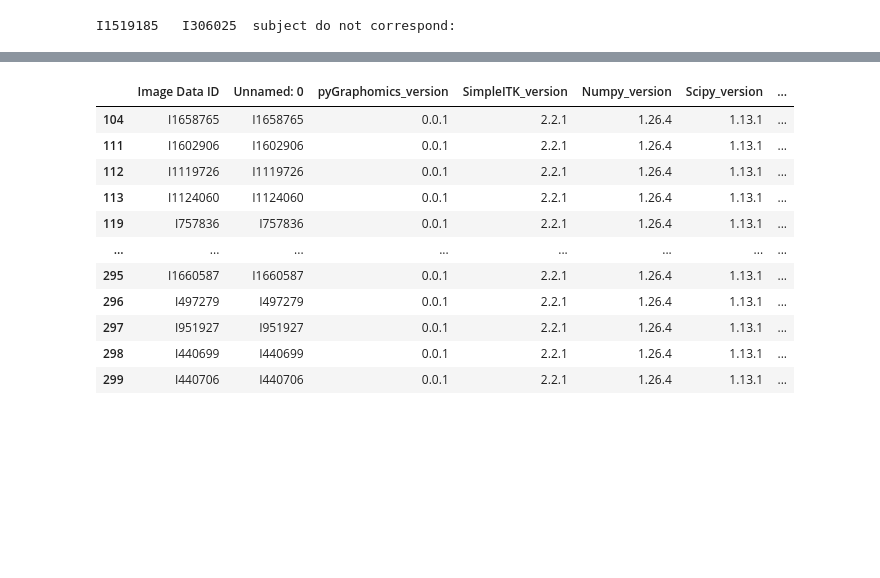
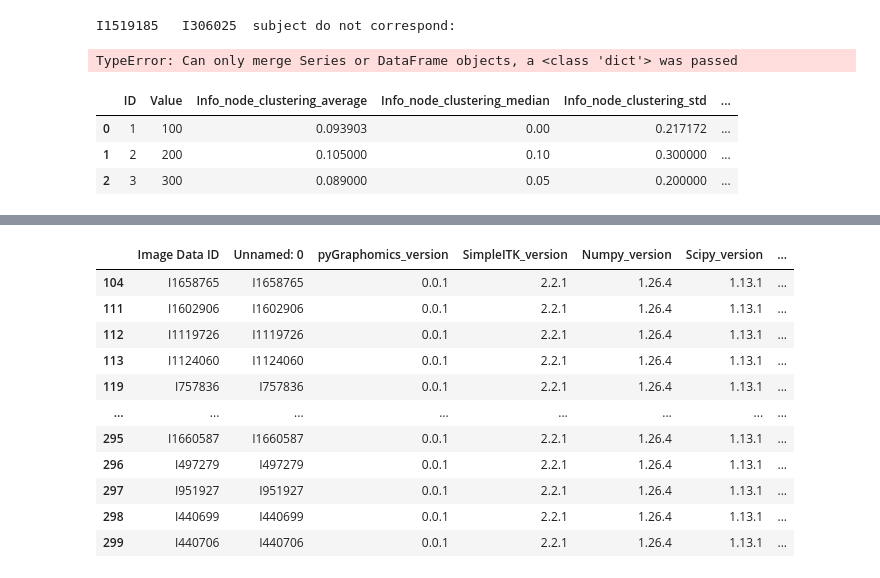
Before and after one commit to DePasquale99/MRI-network, a Jupyter notebook: classification_preprocessing.ipynb, the cells around one changed output, grey strips where cells are left out. Saved outputs shown, nothing was run; the diff lists cells and outputs as text; code cells hidden in the pictures; blank space fills up the shorter version.

```diff
--- a/classification_preprocessing.ipynb
+++ b/classification_preprocessing.ipynb
@@ -93,5 +86,66 @@ I1519185   I306025  subject do not correspond:
 
 complete_data =  pd.merge(data, identities, on='Image Data ID')
 
+complete_data.to_csv('PR-graphomics/complete_database.csv')
+
 list(complete_data.columns)
-complete_data.to_csv('PR-graphomics/complete_database.csv')
+# %% [output]
+TypeError: Can only merge Series or DataFrame objects, a <class 'dict'> was passed
+# %%
+
+import ast
+
+def expand_dict_columns_auto(df):
+    """
+    Automatically detects and expands columns containing dictionaries stored as strings into separate columns.
+
+    Parameters:
+    - df: The original DataFrame.
+
+    Returns:
+    - A new DataFrame with expanded dictionary columns.
+    """
+    df_expanded = df.copy()  # Create a copy to avoid modifying the original DataFrame
+
+    # Identify columns that are dictionaries or look like dictionaries (stored as strings)
+    dict_columns = [
+        col for col in df.columns
+        if isinstance(df[col].iloc[0], dict) or (isinstance(df[col].iloc[0], str) and df[col].iloc[0].startswith("{"))
+    ]
+
+    for col in dict_columns:
+        # If the column contains strings, convert them to dictionaries
+        if isinstance(df[col].iloc[0], str):
+            df_expanded[col] = df_expanded[col].apply(ast.literal_eval)
+
+        # Expand the dictionary in the column into separate columns
+        expanded_cols = pd.json_normalize(df_expanded[col])
+
+        # Rename columns to include the original column name as a prefix
+        expanded_cols.columns = [f"{col}_{subcol}" for subcol in expanded_cols.columns]
+
+        # Drop the original dictionary column and concatenate the new expanded columns
+        df_expanded = pd.concat([df_expanded.drop(columns=[col]), expanded_cols], axis=1)
+
+    return df_expanded
+
+# Example usage
+data = {
+    'ID': [1, 2, 3],
+    'Info': [
+        "{'node_clustering_average': 0.09390333162346888, 'node_clustering_median': 0.0, 'node_clustering_std': 0.217171784572435, 'node_clustering_min': 0.0, 'node_clustering_max': 1.0}",
+        "{'node_clustering_average': 0.105, 'node_clustering_median': 0.1, 'node_clustering_std': 0.3, 'node_clustering_min': 0.0, 'node_clustering_max': 1.0}",
+        "{'node_clustering_average': 0.089, 'node_clustering_median': 0.05, 'node_clustering_std': 0.2, 'node_clustering_min': 0.0, 'node_clustering_max': 1.0}"
+    ],
+    'Value': [100, 200, 300]
+}
+df = pd.DataFrame(data)
+
+# Expand columns containing dictionaries (even if stored as strings)
+df_expanded = expand_dict_columns_auto(df)
+df_expanded
+# %% [output]
+|  | ID | Value | Info_node_clustering_average | Info_node_clustering_median | Info_node_clustering_std | ... |
+| 0 | 1 | 100 | 0.093903 | 0.00 | 0.217172 | ... |
+| 1 | 2 | 200 | 0.105000 | 0.10 | 0.300000 | ... |
+| 2 | 3 | 300 | 0.089000 | 0.05 | 0.200000 | ... |
```
Also changed, not shown: parts of 10 cells of this notebook.
